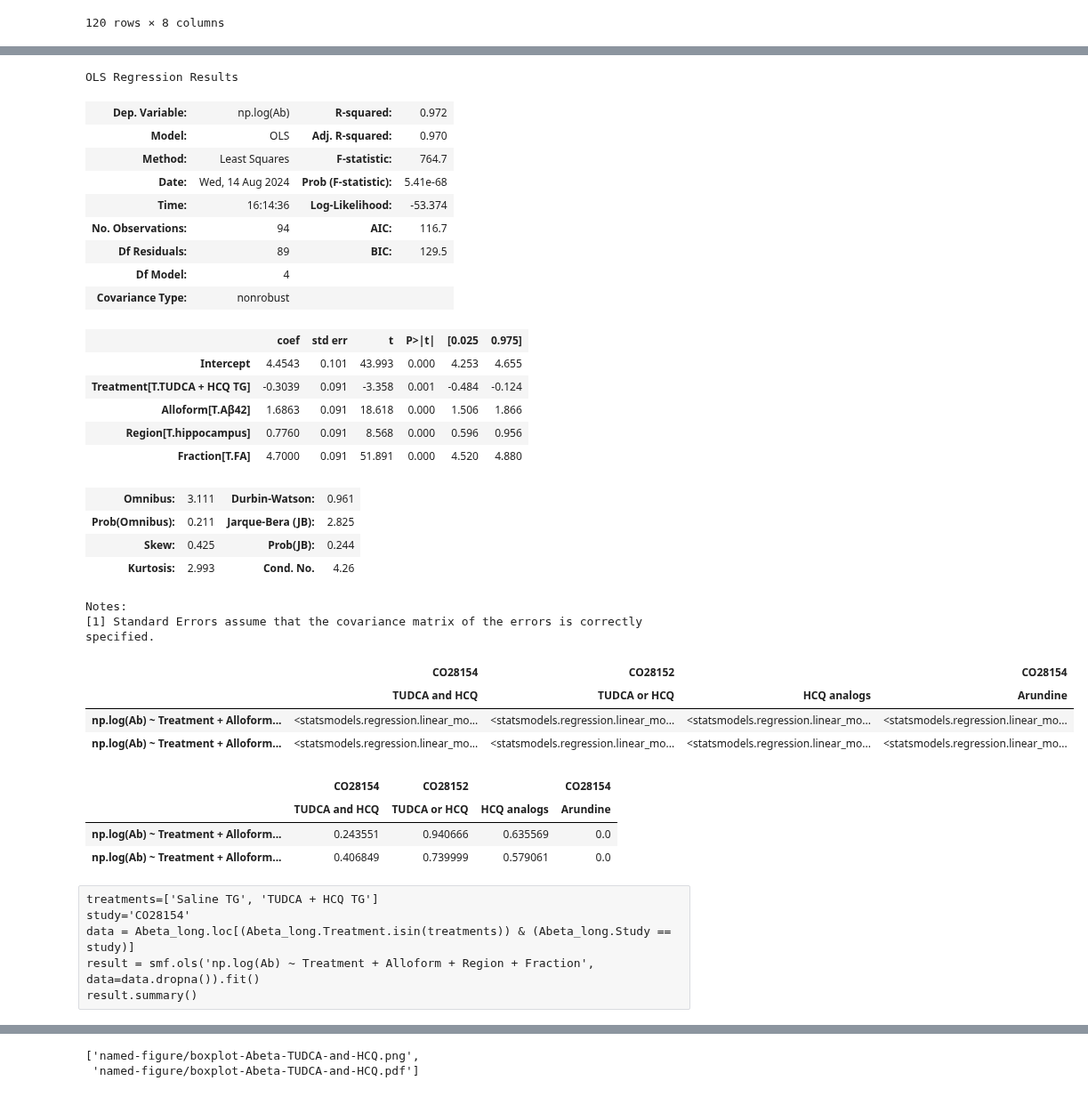
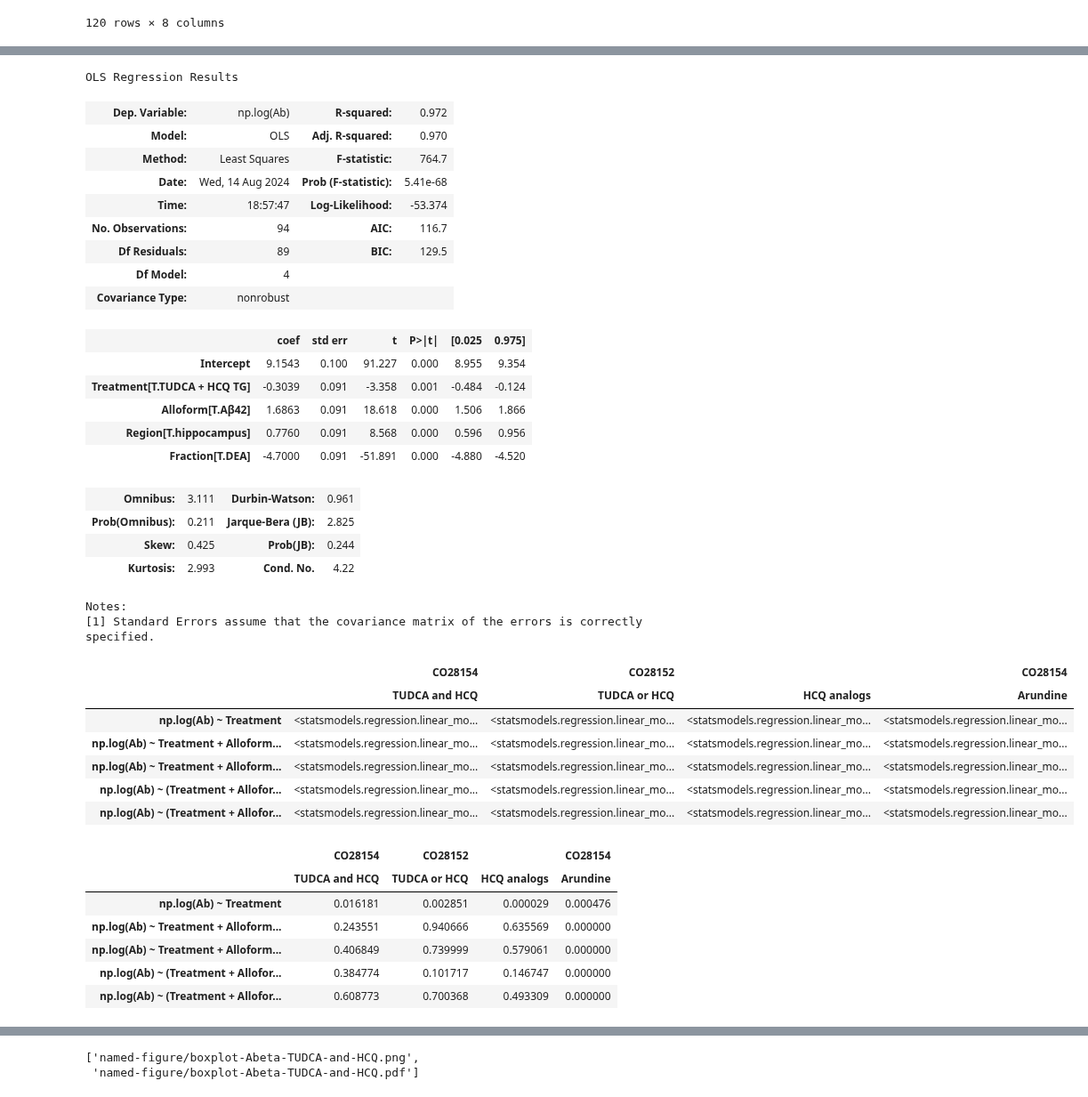
Before and after one commit to attilagk/CTNS-notebook, a Jupyter notebook: 2024-08-08-biochemistry/2024-08-08-biochemistry.ipynb, the cells around one changed output, grey strips where cells are left out. Shown at 89% size. Saved outputs shown, nothing was run; the diff lists cells and outputs as text; code cells hidden in the pictures.

Commit message:
fitted models with higher order terms

```diff
--- a/2024-08-08-biochemistry/2024-08-08-biochemistry.ipynb
+++ b/2024-08-08-biochemistry/2024-08-08-biochemistry.ipynb
@@ -72,18 +83,11 @@ Abeta
 # %%
-def extract_subset(region_fraction='CX FA', Abeta=Abeta):
-    df = Abeta.xs(region_fraction, level=0, axis=1)
-    df0 = df.index.to_frame()
-    dff = pd.concat([df0, df], axis=1)
-    val = dff.melt(id_vars=df0.columns, var_name='Alloform', value_name='Ab')
-    val['Ab'] = val.Ab.astype(np.float64)
-    region, fraction = region_fraction.split(' ')
-    val['Region'] = {'CX': 'cortex', 'HC': 'hippocampus'}[region]
-    val['Fraction'] = fraction
-    return(val)
 
 Abeta_long = pd.concat([extract_subset(rf) for rf in Abeta.columns.to_frame().iloc[:, 0].unique()], axis=0)
-Abeta_long = pd.DataFrame(Abeta_long.to_numpy(), columns=Abeta_long.columns)
+#Abeta_long = pd.DataFrame(Abeta_long.to_numpy(), columns=Abeta_long.columns)
 Abeta_long['Ab'] = Abeta_long.Ab.astype(np.float64)
+Abeta_long['Fraction'] = pd.Categorical(Abeta_long.Fraction, ordered=True, categories=['FA', 'DEA'])
+Abeta_long['Region'] = pd.Categorical(Abeta_long.Region, ordered=True, categories=['cortex', 'hippocampus'])
+Abeta_long['Sex'] = pd.Categorical(Abeta_long.Sex, ordered=True, categories=['m', 'f'])
 Abeta_long
 # %% [output]
 |  | Cohort | Group | IRN | Sex | Genotype | Study | Treatment | Alloform | Ab | Region | ... |
@@ -115,61 +127,69 @@ OLS Regression Results
 | Model: | OLS | Adj. R-squared: | 0.970 |
 | Method: | Least Squares | F-statistic: | 764.7 |
 | Date: | Wed, 14 Aug 2024 | Prob (F-statistic): | 5.41e-68 |
-| Time: | 16:14:36 | Log-Likelihood: | -53.374 |
+| Time: | 18:57:47 | Log-Likelihood: | -53.374 |
 | No. Observations: | 94 | AIC: | 116.7 |
 | Df Residuals: | 89 | BIC: | 129.5 |
 | Df Model: | 4 |  |  |
 | Covariance Type: | nonrobust |  |  |
 |  | coef | std err | t | P>|t| | [0.025 | 0.975] |
-| Intercept | 4.4543 | 0.101 | 43.993 | 0.000 | 4.253 | 4.655 |
+| Intercept | 9.1543 | 0.100 | 91.227 | 0.000 | 8.955 | 9.354 |
 | Treatment[T.TUDCA + HCQ TG] | -0.3039 | 0.091 | -3.358 | 0.001 | -0.484 | -0.124 |
 | Alloform[T.Aβ42] | 1.6863 | 0.091 | 18.618 | 0.000 | 1.506 | 1.866 |
 | Region[T.hippocampus] | 0.7760 | 0.091 | 8.568 | 0.000 | 0.596 | 0.956 |
-| Fraction[T.FA] | 4.7000 | 0.091 | 51.891 | 0.000 | 4.520 | 4.880 |
+| Fraction[T.DEA] | -4.7000 | 0.091 | -51.891 | 0.000 | -4.880 | -4.520 |
 | Omnibus: | 3.111 | Durbin-Watson: | 0.961 |
 | Prob(Omnibus): | 0.211 | Jarque-Bera (JB): | 2.825 |
 | Skew: | 0.425 | Prob(JB): | 0.244 |
-| Kurtosis: | 2.993 | Cond. No. | 4.26 |
+| Kurtosis: | 2.993 | Cond. No. | 4.22 |
 Notes:
 [1] Standard Errors assume that the covariance matrix of the errors is correctly specified.
 # %%
 formula_l = [
+    'np.log(Ab) ~ Treatment',
     'np.log(Ab) ~ Treatment + Alloform + Region + Fraction',
     'np.log(Ab) ~ Treatment + Alloform + Region + Fraction + Treatment * Region * Fraction - Treatment : Region : Fraction',
+    'np.log(Ab) ~ (Treatment + Alloform + Region + Fraction) ** 2',
+    'np.log(Ab) ~ (Treatment + Alloform + Region + Fraction + Sex) ** 2',
 ]
 
 study_treatment_l = [
     ('CO28154', ('Saline TG', 'TUDCA + HCQ TG')),
     ('CO28152', ('Saline TG', 'TUDCA TG', 'HCQ TG')),
     ('CO28152', ('Saline TG', 'HCQ TG', 'HCQ nano TG', 'R-HCQ TG', 'S-HCQ TG')),
     ('CO28154', ('Vehicle (Arundine) TG', 'Arundine low dose TG', 'Arundine mid dose TG', 'Arundine high dose TG')),
 ]
 
 study_experiment_l = [
     ('CO28154', 'TUDCA and HCQ'),
     ('CO28152', 'TUDCA or HCQ'),
     ('CO28152', 'HCQ analogs'),
     ('CO28154', 'Arundine'),
 ]
 
-a = np.array([[fit_one(f, *st) for st in study_treatment_l] for f in formula_l])
-results = pd.DataFrame(a, index=formula_l, columns=pd.MultiIndex.from_tuples(study_experiment_l))
+def fit_all(formula_l=formula_l, study_treatment_l=study_treatment_l, study_experiment_l=study_experiment_l, Abeta_long=Abeta_long):
+    a = np.array([[fit_one(f, *st, Abeta_long=Abeta_long) for st in study_treatment_l] for f in formula_l])
+    results = pd.DataFrame(a, index=formula_l, columns=pd.MultiIndex.from_tuples(study_experiment_l))
+    return(results)
+
+results = fit_all(Abeta_long=Abeta_long)
+results_m = fit_all(Abeta_long=Abeta_long.loc[Abeta_long.Sex == 'm'])
 results
 # %% [output]
 |  | CO28154 | CO28152 |  | CO28154 |
 |  | TUDCA and HCQ | TUDCA or HCQ | HCQ analogs | Arundine |
+| np.log(Ab) ~ Treatment | <statsmodels.regression.linear_mo... | <statsmodels.regression.linear_mo... | <statsmodels.regression.linear_mo... | <statsmodels.regression.linear_mo... |
 | np.log(Ab) ~ Treatment + Alloform... | <statsmodels.regression.linear_mo... | <statsmodels.regression.linear_mo... | <statsmodels.regression.linear_mo... | <statsmodels.regression.linear_mo... |
 | np.log(Ab) ~ Treatment + Alloform... | <statsmodels.regression.linear_mo... | <statsmodels.regression.linear_mo... | <statsmodels.regression.linear_mo... | <statsmodels.regression.linear_mo... |
+| np.log(Ab) ~ (Treatment + Allofor... | <statsmodels.regression.linear_mo... | <statsmodels.regression.linear_mo... | <statsmodels.regression.linear_mo... | <statsmodels.regression.linear_mo... |
+| np.log(Ab) ~ (Treatment + Allofor... | <statsmodels.regression.linear_mo... | <statsmodels.regression.linear_mo... | <statsmodels.regression.linear_mo... | <statsmodels.regression.linear_mo... |
 # %%
 results.applymap(lambda x: jarque_bera(x.resid)[1])
 # %% [output]
 |  | CO28154 | CO28152 |  | CO28154 |
 |  | TUDCA and HCQ | TUDCA or HCQ | HCQ analogs | Arundine |
-| np.log(Ab) ~ Treatment + Alloform... | 0.243551 | 0.940666 | 0.635569 | 0.0 |
-| np.log(Ab) ~ Treatment + Alloform... | 0.406849 | 0.739999 | 0.579061 | 0.0 |
+| np.log(Ab) ~ Treatment | 0.016181 | 0.002851 | 0.000029 | 0.000476 |
+| np.log(Ab) ~ Treatment + Alloform... | 0.243551 | 0.940666 | 0.635569 | 0.000000 |
+| np.log(Ab) ~ Treatment + Alloform... | 0.406849 | 0.739999 | 0.579061 | 0.000000 |
+| np.log(Ab) ~ (Treatment + Allofor... | 0.384774 | 0.101717 | 0.146747 | 0.000000 |
+| np.log(Ab) ~ (Treatment + Allofor... | 0.608773 | 0.700368 | 0.493309 | 0.000000 |
-# %% [raw]
-treatments=['Saline TG', 'TUDCA + HCQ TG']
-study='CO28154'
-data = Abeta_long.loc[(Abeta_long.Treatment.isin(treatments)) & (Abeta_long.Study == study)]
-result = smf.ols('np.log(Ab) ~ Treatment + Alloform + Region + Fraction', data=data.dropna()).fit()
-result.summary()
```
Also changed, not shown: parts of 4 cells of this notebook.
